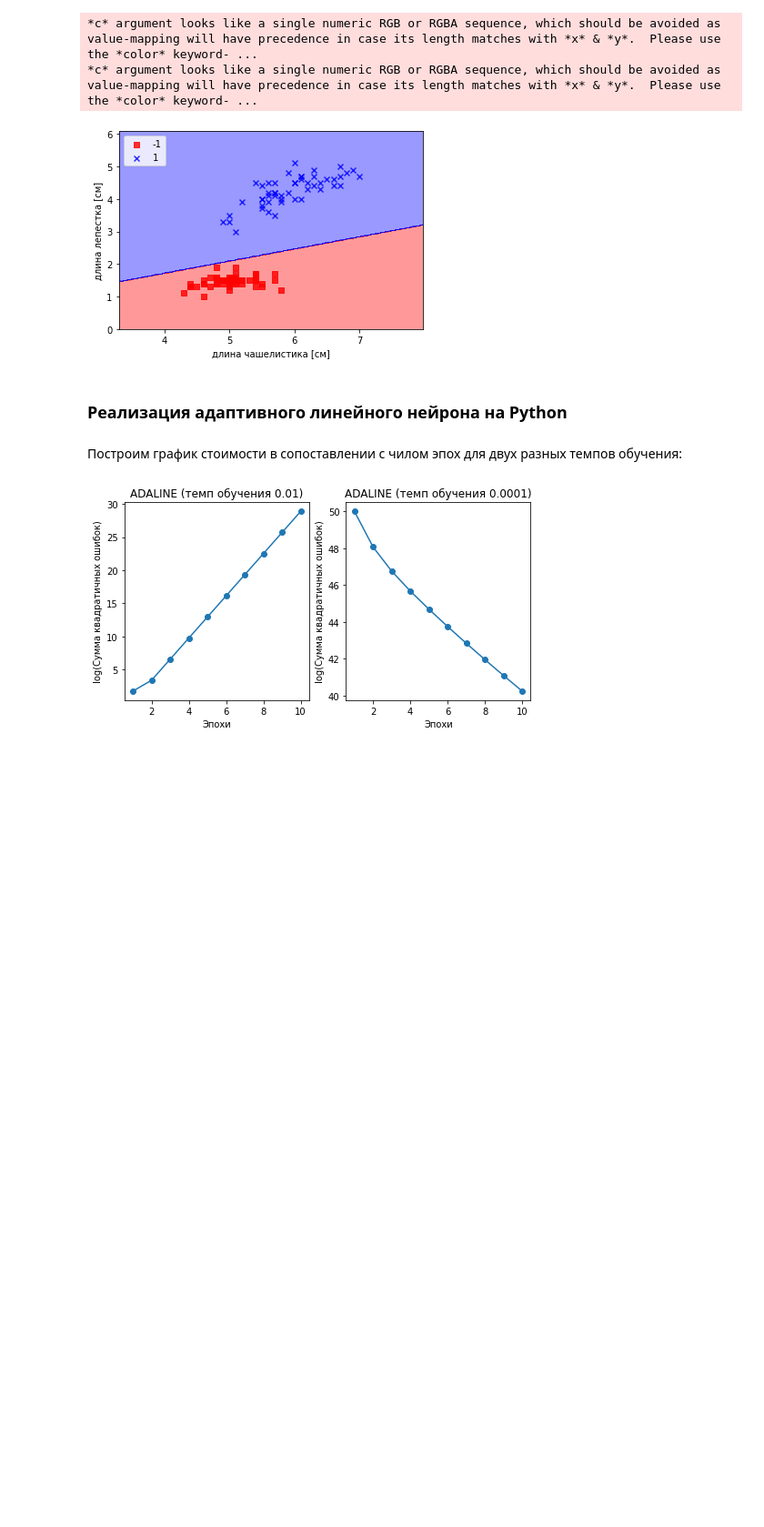
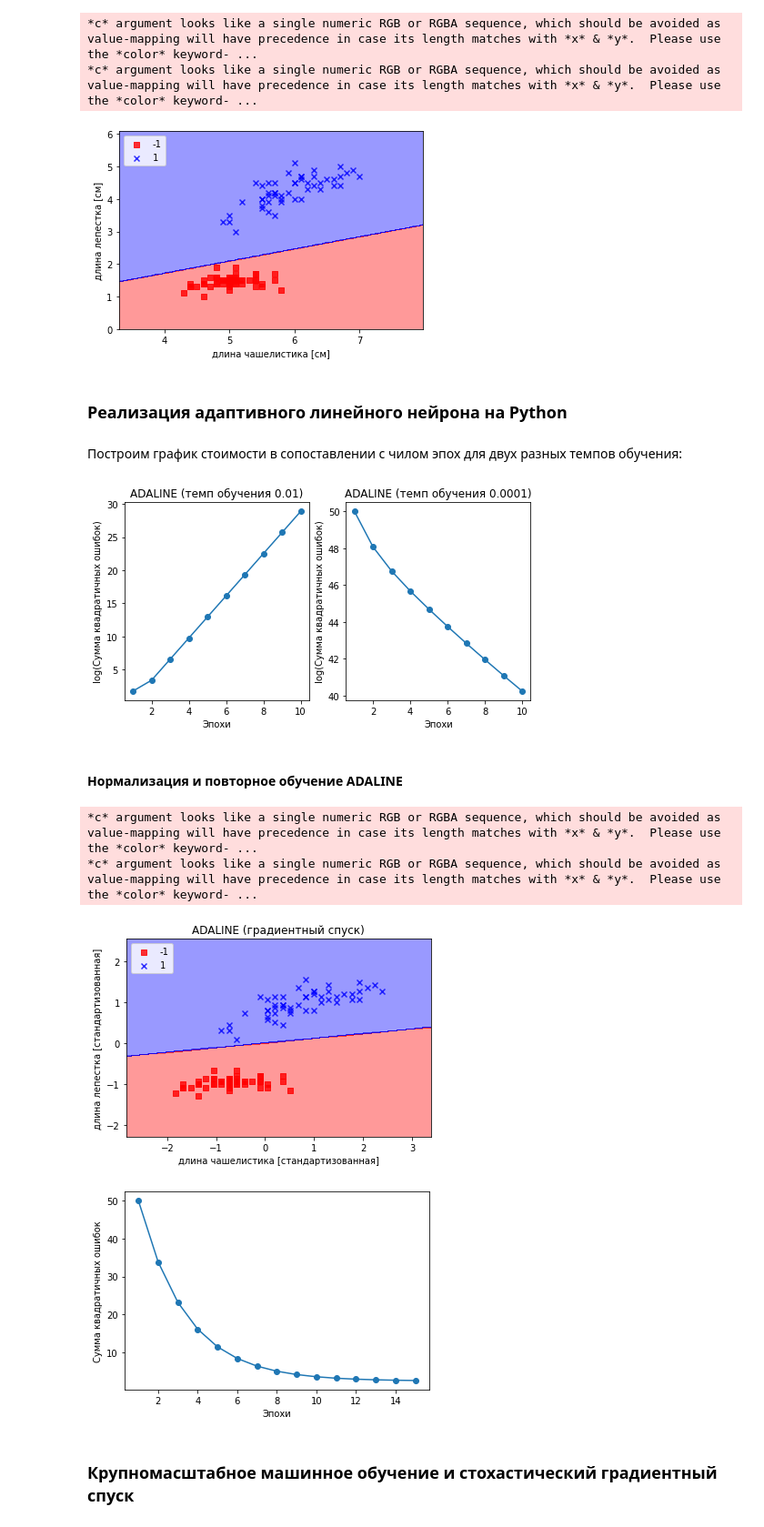
Before and after one commit to esvesv/Python-Machine-Learning, a Jupyter notebook: 02.ipynb, the cells around one changed output. Shown at 91% size. Saved outputs shown, nothing was run; the diff lists cells and outputs as text; code cells hidden in the pictures; blank space fills up the shorter version.

```diff
--- a/02.ipynb
+++ b/02.ipynb
@@ -224,7 +224,7 @@ class AdalineGD():
             тренировоные векторы, где
             n_samples - число образцов и
             n_features - число признаков.
-        y: массиводобный, форма = [n_samples]
+        y: массивоподобный, форма = [n_samples]
             Целевые значения.
 
         Возвращает
@@ -285,0 +284,26 @@ plt.show()
+# %% [markdown]
+#### Нормализация и повторное обучение ADALINE
+# %%
+X_std = np.copy(X)
+X_std[:, 0] = (X[:, 0] - X[:, 0].mean()) / X[:, 0].std()
+X_std[:, 1] = (X[:, 1] - X[:, 1].mean()) / X[:, 1].std()
+# %%
+ada = AdalineGD(n_iter=15, eta=0.01)
+ada.fit(X_std, y)
+plot_decision_regions(X_std, y, classifier=ada)
+plt.title('ADALINE (градиентный спуск)')
+plt.xlabel('длина чашелистика [стандартизованная]')
+plt.ylabel('длина лепестка [стандартизованная]')
+plt.legend(loc='upper left')
+plt.show()
+plt.plot(range(1, len(ada.cost_) + 1), ada.cost_, marker='o')
+plt.xlabel('Эпохи')
+plt.ylabel('Сумма квадратичных ошибок')
+plt.show()
+# %% [output]
+*c* argument looks like a single numeric RGB or RGBA sequence, which should be avoided as value-mapping will have precedence in case its length matches with *x* & *y*.  Please use the *color* keyword- ...
+*c* argument looks like a single numeric RGB or RGBA sequence, which should be avoided as value-mapping will have precedence in case its length matches with *x* & *y*.  Please use the *color* keyword- ...
+[figure, added]
+[figure, added]
+# %% [markdown]
+### Крупномасштабное машинное обучение и стохастический градиентный спуск
```
Also changed, not shown: parts of 4 cells of this notebook.
